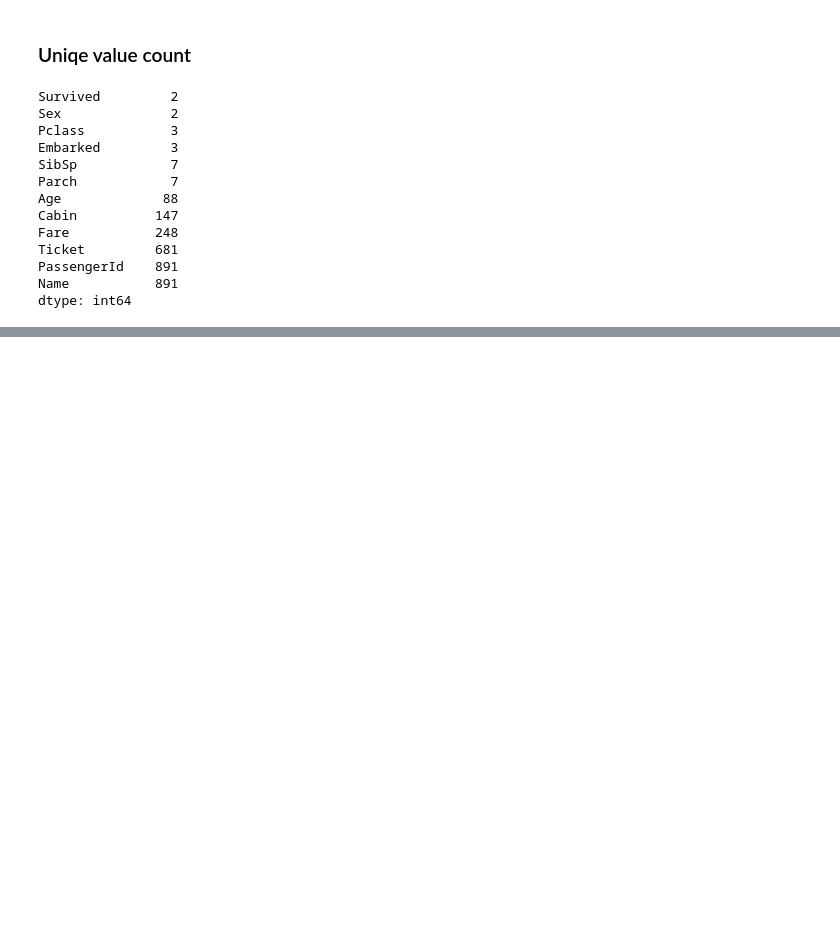
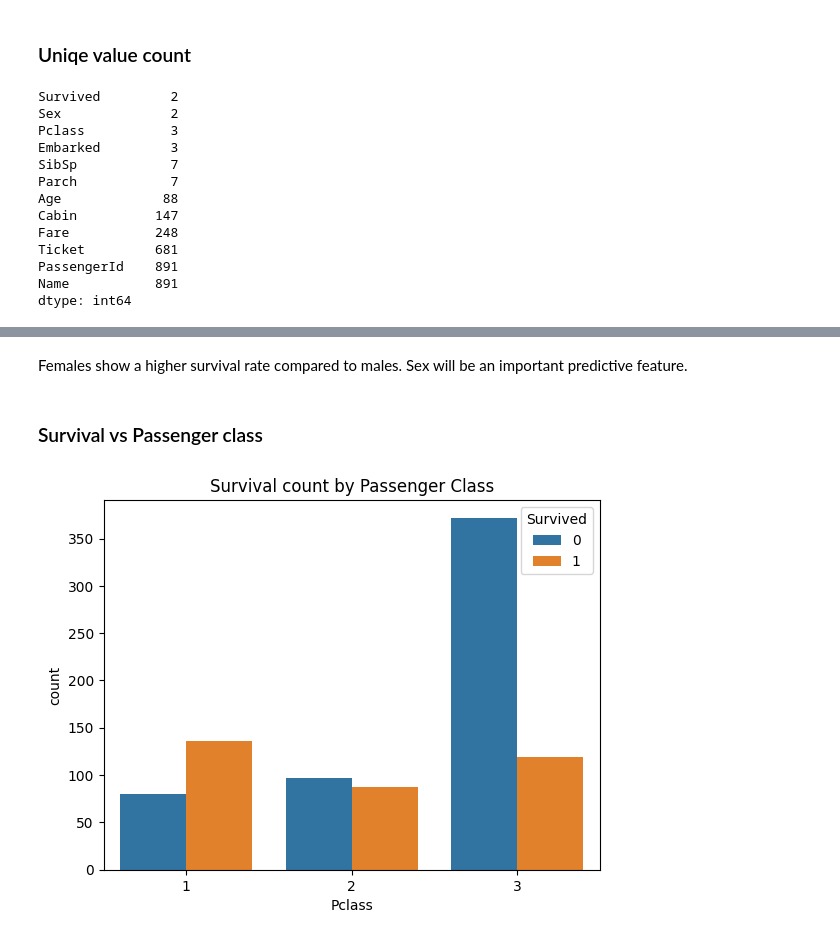
Before and after one commit to helben2002/TitanicCapstoneProject, a Jupyter notebook: ml/notebooks/helene.ipynb, the cells around one changed output, grey strips where cells are left out. Saved outputs shown, nothing was run; the diff lists cells and outputs as text; code cells hidden in the pictures; blank space fills up the shorter version.

```diff
--- a/ml/notebooks/helene.ipynb
+++ b/ml/notebooks/helene.ipynb
@@ -118,0 +128,11 @@ dtype: int64
+# %% [markdown]
+Females show a higher survival rate compared to males.
+Sex will be an important predictive feature.
+# %% [markdown]
+### Survival vs Passenger class
+# %%
+sns.countplot(data=df, x="Pclass", hue="Survived")
+plt.title("Survival count by Passenger Class")
+plt.show()
+# %% [output]
+[figure, added]
```
Also changed, not shown: parts of 7 cells of this notebook.
